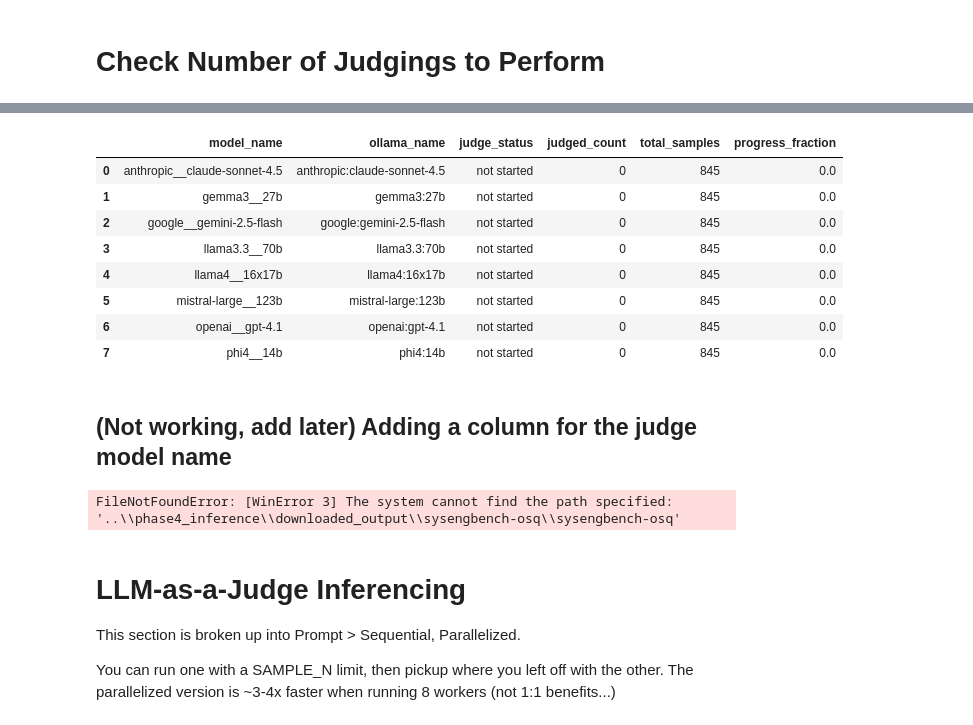
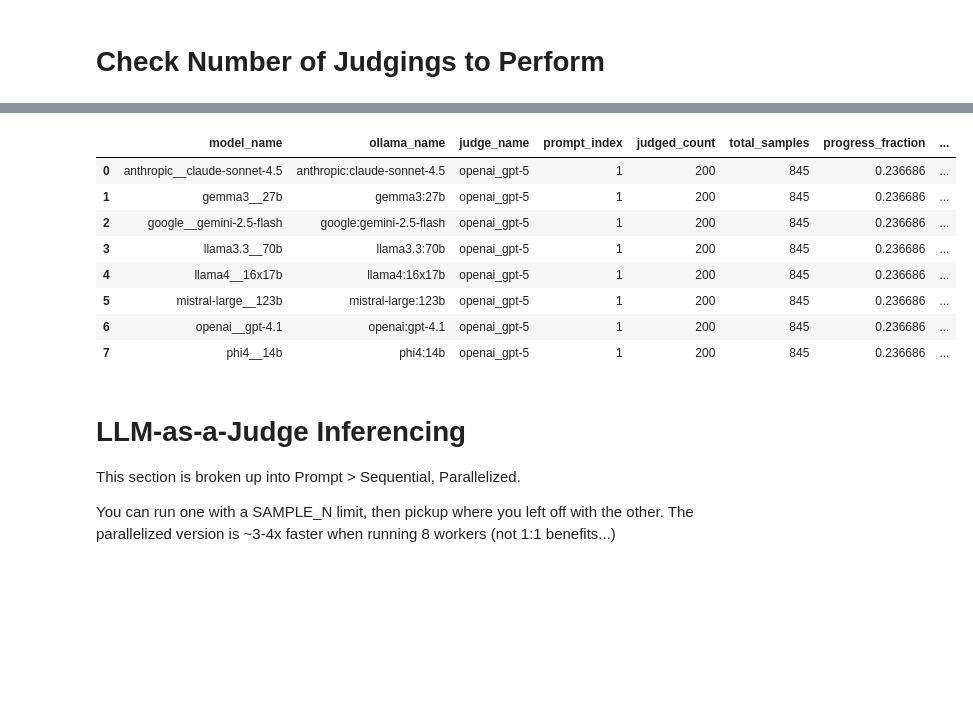
Before and after one commit to ryan-a-bell/dissertation, a Jupyter notebook: src/phase5_llm_as_a_judge/llm-judge.ipynb, the cells around one changed output, grey strips where cells are left out. Drawn from its saved outputs; the diff is of its cells as text; code cells hidden in the pictures; blank space fills up the shorter version.

Commit message:
Initial analysis test. Also added ability for multiple judges -- going to try gpt-5-mini too.

```diff
--- a/src/phase5_llm_as_a_judge/llm-judge.ipynb
+++ b/src/phase5_llm_as_a_judge/llm-judge.ipynb
@@ -173,20 +72,0 @@ def build_judge_progress_matrix(
-# %%
-df = build_judge_progress_matrix(
-    phase4_root=str(PHASE4_ROOT.parent),
-    phase5_root=str(PHASE5_ROOT),
-    task_name=TASK_NAME
-)
-
-display(df)
-# %% [output]
-|  | model_name | ollama_name | judge_status | judged_count | total_samples | progress_fraction |
-| 0 | anthropic__claude-sonnet-4.5 | anthropic:claude-sonnet-4.5 | not started | 0 | 845 | 0.0 |
-| 1 | gemma3__27b | gemma3:27b | not started | 0 | 845 | 0.0 |
-| 2 | google__gemini-2.5-flash | google:gemini-2.5-flash | not started | 0 | 845 | 0.0 |
-| 3 | llama3.3__70b | llama3.3:70b | not started | 0 | 845 | 0.0 |
-| 4 | llama4__16x17b | llama4:16x17b | not started | 0 | 845 | 0.0 |
-| 5 | mistral-large__123b | mistral-large:123b | not started | 0 | 845 | 0.0 |
-| 6 | openai__gpt-4.1 | openai:gpt-4.1 | not started | 0 | 845 | 0.0 |
-| 7 | phi4__14b | phi4:14b | not started | 0 | 845 | 0.0 |
-# %% [markdown]
-## (Not working, add later) Adding a column for the judge model name
@@ -363,10 +72,0 @@ def build_remaining_judging_table(
-# %%
-rem = build_remaining_judging_table(
-    phase4_root=PHASE4_ROOT,
-    phase5_root=PHASE5_ROOT,
-    task_name=TASK_NAME
-)
-
-display(rem)
-# %% [output]
-FileNotFoundError: [WinError 3] The system cannot find the path specified: '..\\phase4_inference\\downloaded_output\\sysengbench-osq\\sysengbench-osq'
@@ -373,3 +193,27 @@ FileNotFoundError: [WinError 3] The system cannot find the path specified: '..\\
+# %%
+# df = build_multi_judge_progress_matrix(
+#     phase4_root="C:/Users/yourname/Desktop/dissertation/src/phase4_inference",
+#     phase5_root="C:/Users/yourname/Desktop/dissertation/src/phase5_llm_as_a_judge/sysengbench-osq-llm-judge",
+#     task_name="sysengbench-osq"
+# )
+
+df = build_multi_judge_progress_matrix(
+    phase4_root=str(PHASE4_ROOT.parent),
+    phase5_root=str(PHASE5_ROOT),
+    task_name=TASK_NAME
+)
+
+display(df)
+# %% [output]
+|  | model_name | ollama_name | judge_name | prompt_index | judged_count | total_samples | progress_fraction | ... |
+| 0 | anthropic__claude-sonnet-4.5 | anthropic:claude-sonnet-4.5 | openai_gpt-5 | 1 | 200 | 845 | 0.236686 | ... |
+| 1 | gemma3__27b | gemma3:27b | openai_gpt-5 | 1 | 200 | 845 | 0.236686 | ... |
+| 2 | google__gemini-2.5-flash | google:gemini-2.5-flash | openai_gpt-5 | 1 | 200 | 845 | 0.236686 | ... |
+| 3 | llama3.3__70b | llama3.3:70b | openai_gpt-5 | 1 | 200 | 845 | 0.236686 | ... |
+| 4 | llama4__16x17b | llama4:16x17b | openai_gpt-5 | 1 | 200 | 845 | 0.236686 | ... |
+| 5 | mistral-large__123b | mistral-large:123b | openai_gpt-5 | 1 | 200 | 845 | 0.236686 | ... |
+| 6 | openai__gpt-4.1 | openai:gpt-4.1 | openai_gpt-5 | 1 | 200 | 845 | 0.236686 | ... |
+| 7 | phi4__14b | phi4:14b | openai_gpt-5 | 1 | 200 | 845 | 0.236686 | ... |
 # %% [markdown]
 # LLM-as-a-Judge Inferencing
 
```
Also changed, not shown: parts of 7 cells of this notebook, 35 other files.
